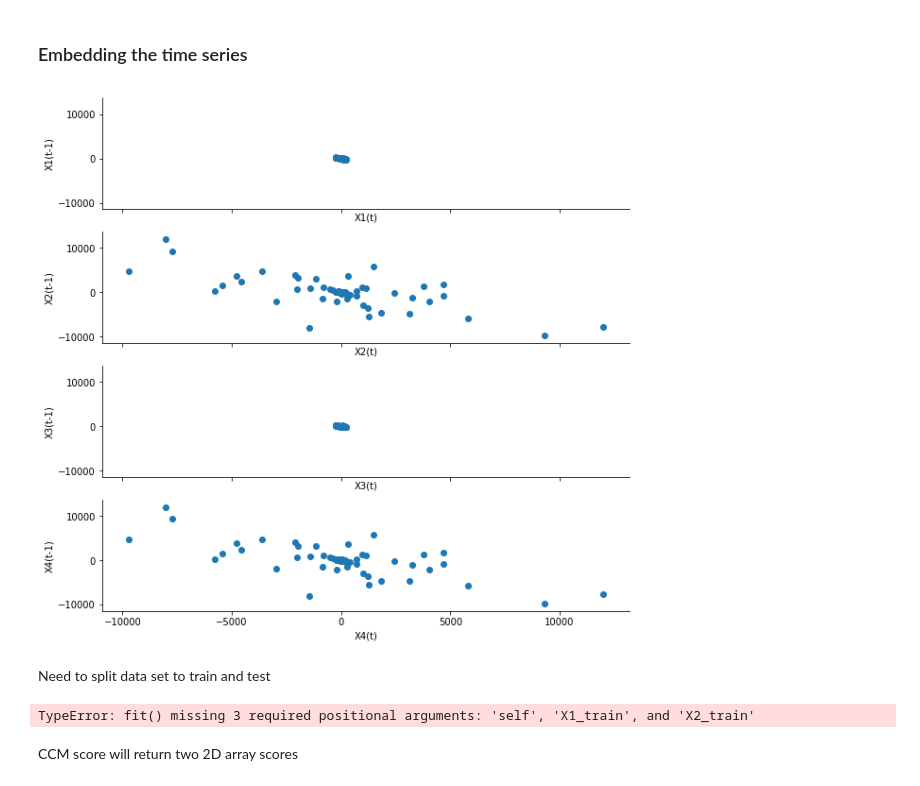
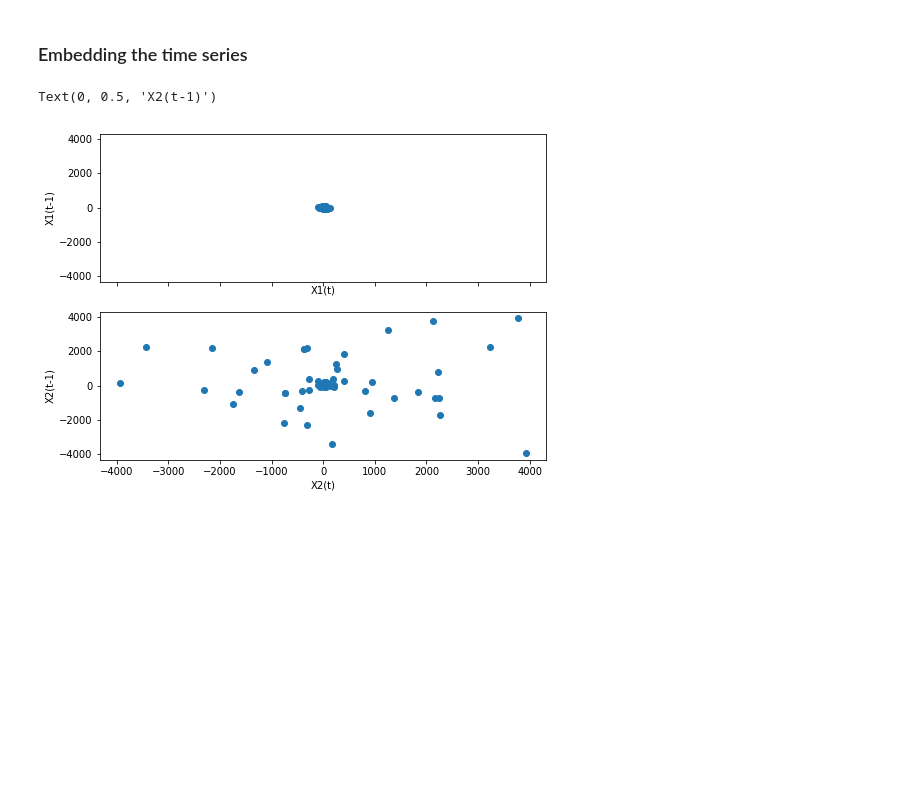
Before and after one commit to ikttan/btc-econ, a Jupyter notebook: xmapping.ipynb, the cells around one changed output. Cells and saved outputs as stored; diff of their text form; code cells hidden in the pictures; blank space fills up the shorter version.

```diff
--- a/xmapping.ipynb
+++ b/xmapping.ipynb
@@ -260,7 +159,7 @@ if (len(btcDf) == len(chinaDf) == len(usDf)):
 # %% [output]
 Data frames ready to merge
 # %%
-allDf = btcDf.merge(globalDf.merge(chinaDf).merge(usDf))
+allDf = btcDf.merge(globalDf)
 # %%
 allDf.head()
 # %% [output]
@@ -295,7 +177,7 @@ Just to get some intuition on the type of data we are dealing with, we do a norm
 # %% [markdown]
 We use only the BTC closing price.
 # %%
-gDf = allDf.loc[:,['Close', 'GEPU_current', 'TPU', 'News_Based_Policy_Uncert_Index', 'FedStateLocal_Ex_disagreement', 'CPI_disagreement', 'Tax_expiration']]
-gDf.columns = ['BTC','GlobalEPU','TPU','News', 'FedState', 'CPI','Tax']
+gDf = allDf.loc[:,['Close', 'GEPU_current']]
+gDf.columns = ['BTC','GlobalEPU']
 gDf.head()
 # %% [output]
@@ -310,8 +192,6 @@ Let's have a look at the indices that we are interested in, BTC, GlobalEPU, Chin
 # %%
-import matplotlib.pyplot as plt
-%matplotlib inline
-dataset = gDf.loc[:,['BTC','GlobalEPU','TPU','CPI']]
-fig, axes = plt.subplots(nrows=2, ncols=2, dpi=120, figsize=(10,6))
+dataset = gDf.loc[:,['BTC','GlobalEPU']]
+fig, axes = plt.subplots(nrows=2, dpi=120, figsize=(8,6))
 for i, ax in enumerate(axes.flatten()):
     data = dataset[dataset.columns[i]]
     ax.plot(data, color='red', linewidth=1)
@@ -335,6 +270,4 @@ Let's make the data as stationary time series
 # %%
 dataset['GlobalEPU'] = np.diff(dataset['GlobalEPU'], prepend=dataset['GlobalEPU'][0])
 dataset['BTC'] = np.diff(dataset['BTC'], prepend=dataset['BTC'][0])
-dataset['TPU'] = np.diff(dataset['TPU'], prepend=dataset['TPU'][0])
-dataset['CPI'] = np.diff(dataset['CPI'], prepend=dataset['CPI'][0])
 # %%
@@ -385,26 +306,13 @@ X4 = e2.embed_vectors_1d(lag,embed)
 # %%
-fig,ax = plt.subplots(nrows=4,sharey=True,sharex=True,figsize=(10,10))
+fig,ax = plt.subplots(nrows=2,sharey=True,sharex=True,figsize=(8,6))
 
 ax[0].scatter(X1[:,0],X1[:,1])
 ax[1].scatter(X2[:,0],X2[:,1])
-ax[2].scatter(X1[:,0],X1[:,1])
-ax[3].scatter(X2[:,0],X2[:,1])
 
 ax[0].set_xlabel('X1(t)')
 ax[0].set_ylabel('X1(t-1)')
 ax[1].set_xlabel('X2(t)')
 ax[1].set_ylabel('X2(t-1)')
-ax[2].set_xlabel('X3(t)')
-ax[2].set_ylabel('X3(t-1)')
-ax[3].set_xlabel('X4(t)')
-ax[3].set_ylabel('X4(t-1)')
-
-sns.despine()
 # %% [output]
+Text(0, 0.5, 'X2(t-1)')
-[figure, old version]
+[figure, new version]
-# %% [markdown]
-Need to split data set to train and test
-# %%
-CCM.fit()
-# %% [output]
-TypeError: fit() missing 3 required positional arguments: 'self', 'X1_train', and 'X2_train'
@@ -413,2 +318,0 @@ CCM.predict()
-# %% [markdown]
-CCM score will return two 2D array scores
```
Also changed, not shown: parts of 60 cells of this notebook, 1 other file.
